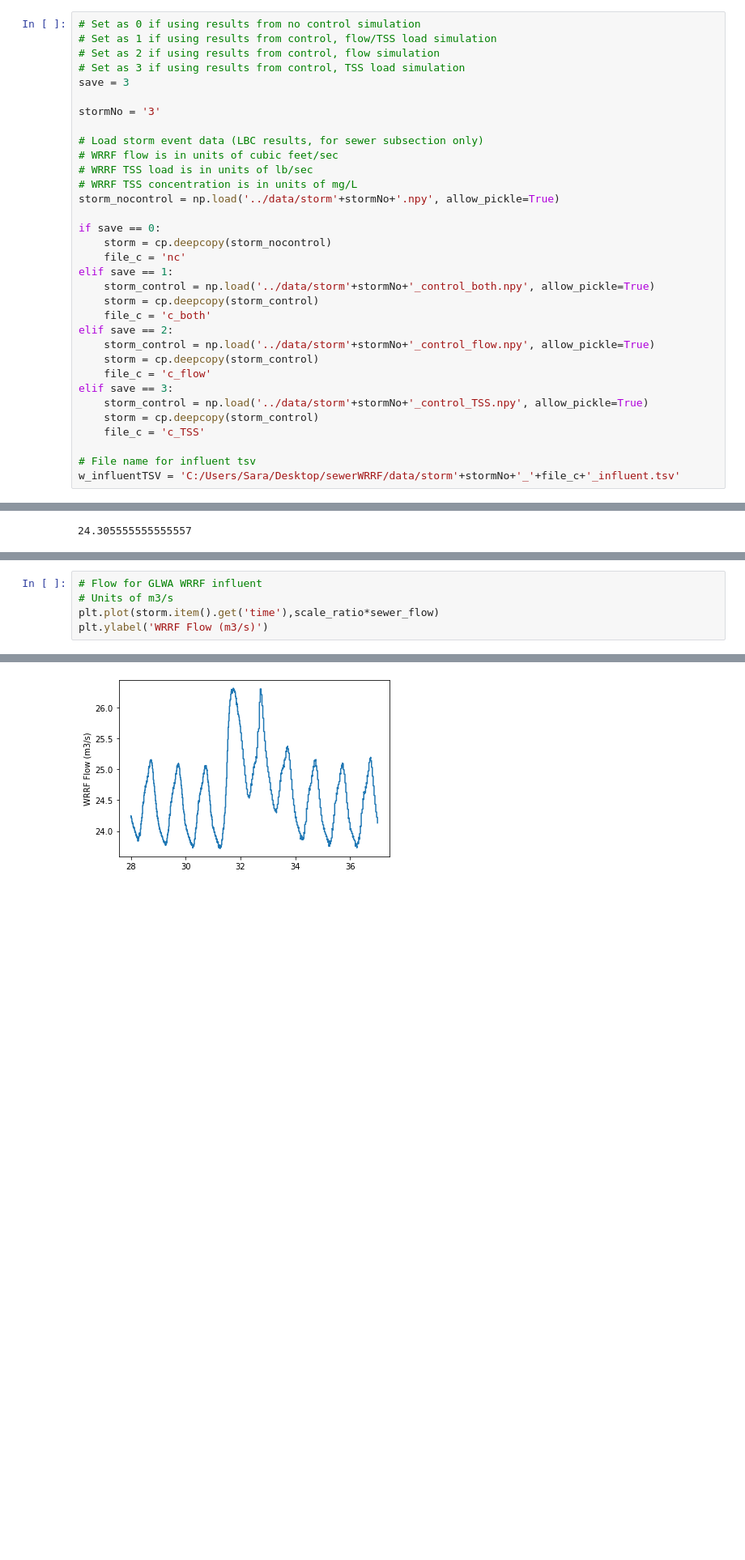
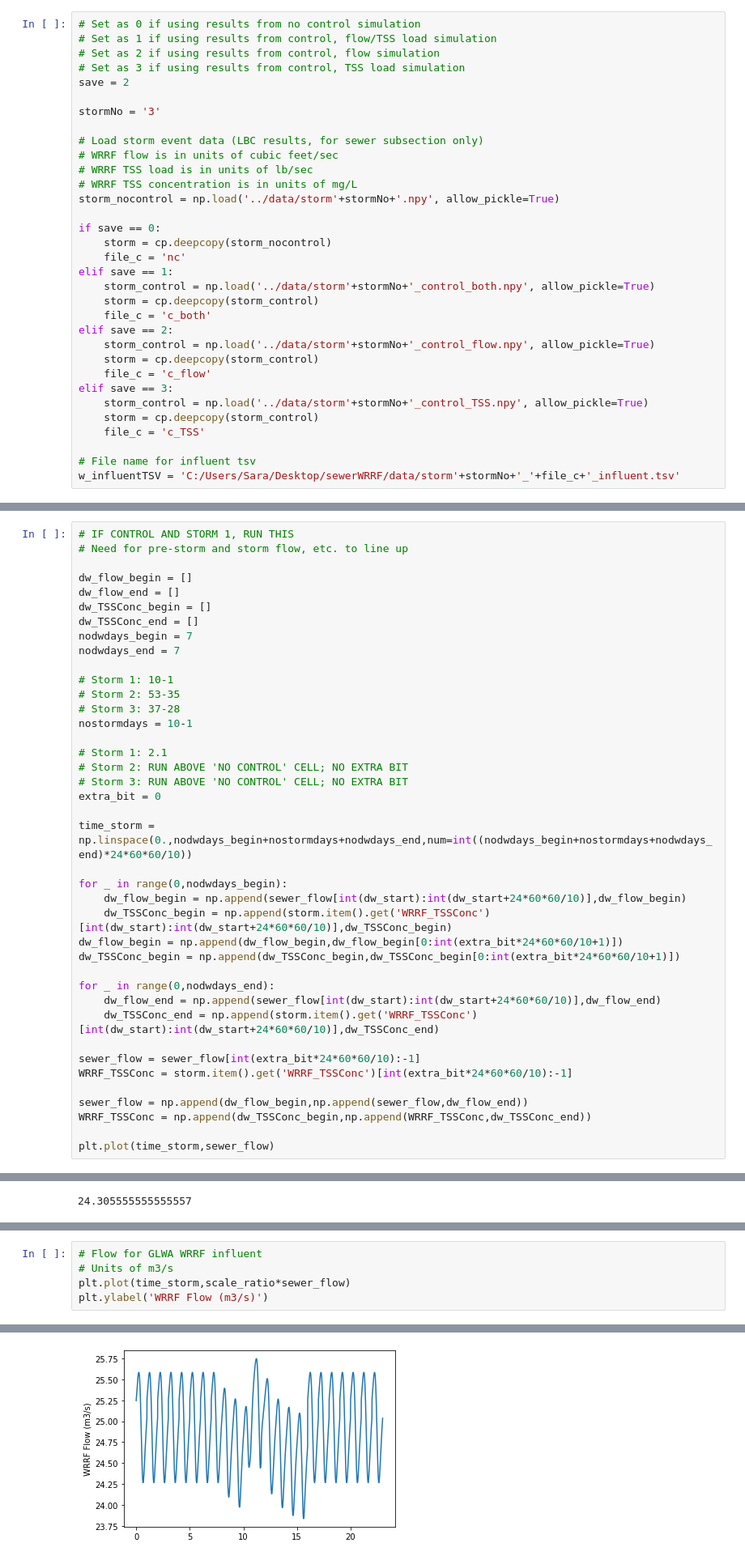
Before and after one commit to stroutm/sewerWRRF, a Jupyter notebook: SumoPythonPractice/Scaleinflow_sewerWRRF.ipynb, the cells around one changed output, grey strips where cells are left out. Shown at 81% size. Drawn from its saved outputs; the diff is of its cells as text; blank space fills up the shorter version.

```diff
--- a/SumoPythonPractice/Scaleinflow_sewerWRRF.ipynb
+++ b/SumoPythonPractice/Scaleinflow_sewerWRRF.ipynb
@@ -8,7 +8,7 @@ import matplotlib.pyplot as plt
 # Set as 1 if using results from control, flow/TSS load simulation
 # Set as 2 if using results from control, flow simulation
 # Set as 3 if using results from control, TSS load simulation
-save = 3
+save = 2
 
 stormNo = '3'
 
@@ -104,0 +141,40 @@ seweroutflow
+# %%
+# IF CONTROL AND STORM 1, RUN THIS
+# Need for pre-storm and storm flow, etc. to line up
+
+dw_flow_begin = []
+dw_flow_end = []
+dw_TSSConc_begin = []
+dw_TSSConc_end = []
+nodwdays_begin = 7
+nodwdays_end = 7
+
+# Storm 1: 10-1
+# Storm 2: 53-35
+# Storm 3: 37-28
+nostormdays = 10-1
+
+# Storm 1: 2.1
+# Storm 2: RUN ABOVE 'NO CONTROL' CELL; NO EXTRA BIT
+# Storm 3: RUN ABOVE 'NO CONTROL' CELL; NO EXTRA BIT
+extra_bit = 0
+
+time_storm = np.linspace(0.,nodwdays_begin+nostormdays+nodwdays_end,num=int((nodwdays_begin+nostormdays+nodwdays_end)*24*60*60/10))
+
+for _ in range(0,nodwdays_begin):
+    dw_flow_begin = np.append(sewer_flow[int(dw_start):int(dw_start+24*60*60/10)],dw_flow_begin)
+    dw_TSSConc_begin = np.append(storm.item().get('WRRF_TSSConc')[int(dw_start):int(dw_start+24*60*60/10)],dw_TSSConc_begin)
+dw_flow_begin = np.append(dw_flow_begin,dw_flow_begin[0:int(extra_bit*24*60*60/10+1)])
+dw_TSSConc_begin = np.append(dw_TSSConc_begin,dw_TSSConc_begin[0:int(extra_bit*24*60*60/10+1)])
+
+for _ in range(0,nodwdays_end):
+    dw_flow_end = np.append(sewer_flow[int(dw_start):int(dw_start+24*60*60/10)],dw_flow_end)
+    dw_TSSConc_end = np.append(storm.item().get('WRRF_TSSConc')[int(dw_start):int(dw_start+24*60*60/10)],dw_TSSConc_end)
+
+sewer_flow = sewer_flow[int(extra_bit*24*60*60/10):-1]
+WRRF_TSSConc = storm.item().get('WRRF_TSSConc')[int(extra_bit*24*60*60/10):-1]
+
+sewer_flow = np.append(dw_flow_begin,np.append(sewer_flow,dw_flow_end))
+WRRF_TSSConc = np.append(dw_TSSConc_begin,np.append(WRRF_TSSConc,dw_TSSConc_end))
+
+plt.plot(time_storm,sewer_flow)
@@ -122,11 +203,11 @@ scale_ratio
 # %%
 # Flow for GLWA WRRF influent
 # Units of m3/s
-plt.plot(storm.item().get('time'),scale_ratio*sewer_flow)
+plt.plot(time_storm,scale_ratio*sewer_flow)
 plt.ylabel('WRRF Flow (m3/s)')
 # %% [output]
 Text(0, 0.5, 'WRRF Flow (m3/s)')
-[figure, old version]
+[figure, new version]
 # %%
 # Need flow for GLWA WRRF influent in units of m3/d (converted from m3/s)
 WRRF_flow = scale_ratio*sewer_flow * 86400
```
Also changed, not shown: parts of 13 cells of this notebook.
